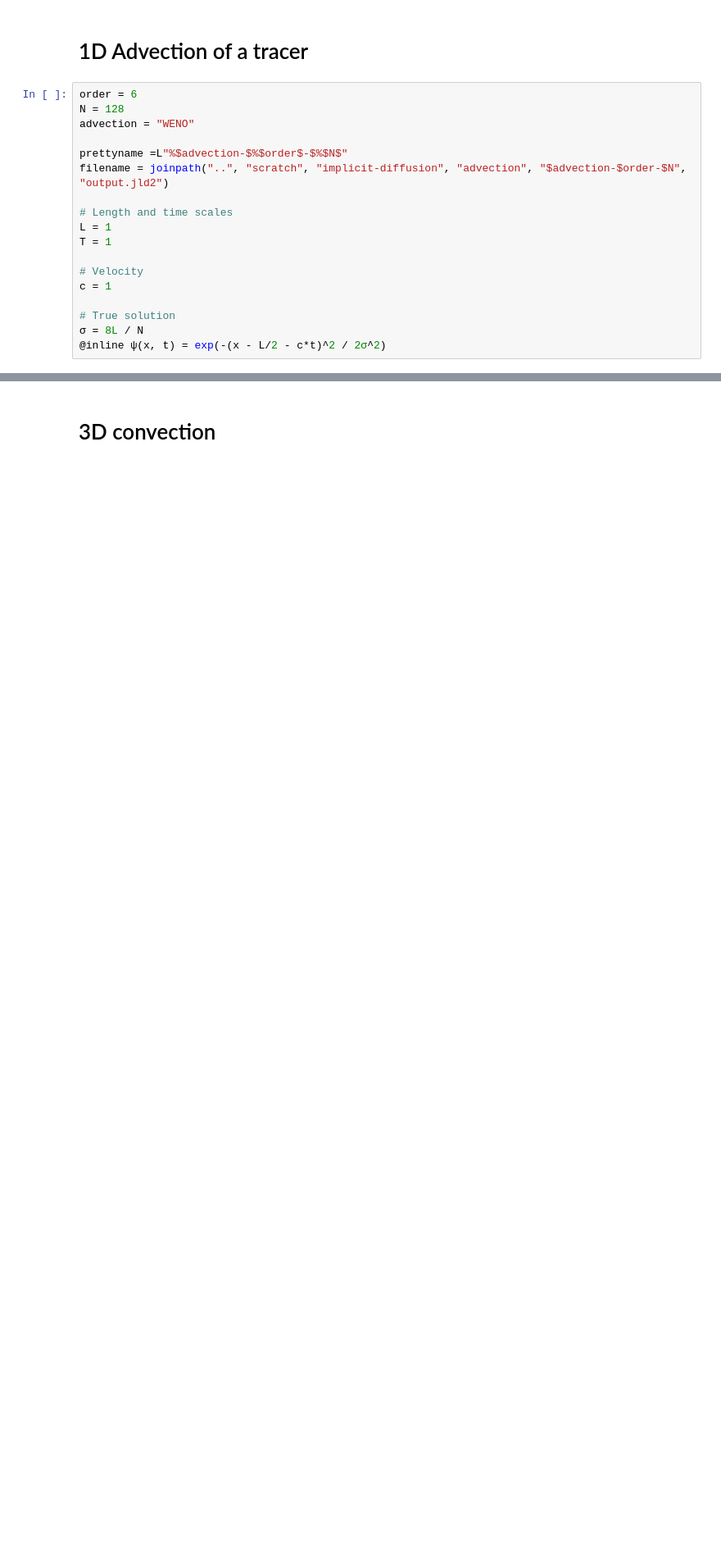
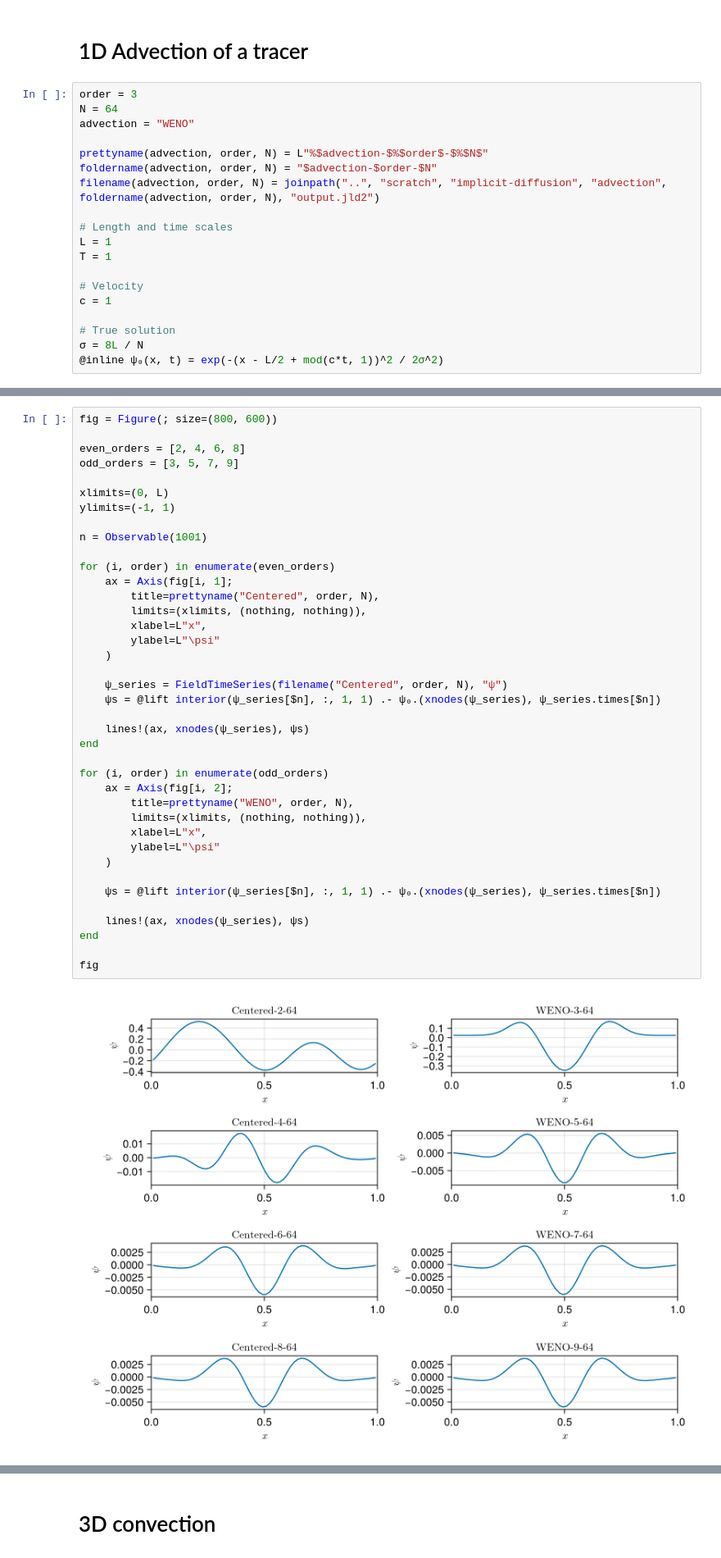
Before and after one commit to erin-atkinson/implicit-diffusion, a Jupyter notebook: Notebook.ipynb, the cells around one changed output, grey strips where cells are left out. Shown at 82% size. Drawn from its saved outputs; the diff is of its cells as text; blank space fills up the shorter version.

```diff
--- a/Notebook.ipynb
+++ b/Notebook.ipynb
@@ -7,12 +6,13 @@ using Statistics
 # %% [markdown]
 # 1D Advection of a tracer
 # %%
-order = 6
-N = 128
+order = 3
+N = 64
 advection = "WENO"
 
-prettyname =L"%$advection-$%$order$-$%$N$"
-filename = joinpath("..", "scratch", "implicit-diffusion", "advection", "$advection-$order-$N", "output.jld2")
+prettyname(advection, order, N) = L"%$advection-$%$order$-$%$N$"
+foldername(advection, order, N) = "$advection-$order-$N"
+filename(advection, order, N) = joinpath("..", "scratch", "implicit-diffusion", "advection", foldername(advection, order, N), "output.jld2")
 
 # Length and time scales
 L = 1
@@ -23,4 +23,4 @@ c = 1
 
 # True solution
 σ = 8L / N
-@inline ψ(x, t) = exp(-(x - L/2 - c*t)^2 / 2σ^2)
+@inline ψ₀(x, t) = exp(-(x - L/2 + mod(c*t, 1))^2 / 2σ^2)
@@ -26,0 +31,41 @@ c = 1
+# %%
+fig = Figure(; size=(800, 600))
+
+even_orders = [2, 4, 6, 8]
+odd_orders = [3, 5, 7, 9]
+
+xlimits=(0, L)
+ylimits=(-1, 1)
+
+n = Observable(1001)
+
+for (i, order) in enumerate(even_orders)
+    ax = Axis(fig[i, 1];
+        title=prettyname("Centered", order, N),
+        limits=(xlimits, (nothing, nothing)),
+        xlabel=L"x",
+        ylabel=L"\psi"
+    )
+
+    ψ_series = FieldTimeSeries(filename("Centered", order, N), "ψ")
+    ψs = @lift interior(ψ_series[$n], :, 1, 1) .- ψ₀.(xnodes(ψ_series), ψ_series.times[$n])
+
+    lines!(ax, xnodes(ψ_series), ψs)
+end
+
+for (i, order) in enumerate(odd_orders)
+    ax = Axis(fig[i, 2];
+        title=prettyname("WENO", order, N),
+        limits=(xlimits, (nothing, nothing)),
+        xlabel=L"x",
+        ylabel=L"\psi"
+    )
+
+    ψs = @lift interior(ψ_series[$n], :, 1, 1) .- ψ₀.(xnodes(ψ_series), ψ_series.times[$n])
+
+    lines!(ax, xnodes(ψ_series), ψs)
+end
+
+fig
+# %% [output]
+[figure, added]
```
Also changed, not shown: parts of 6 cells of this notebook, 2 other files.
